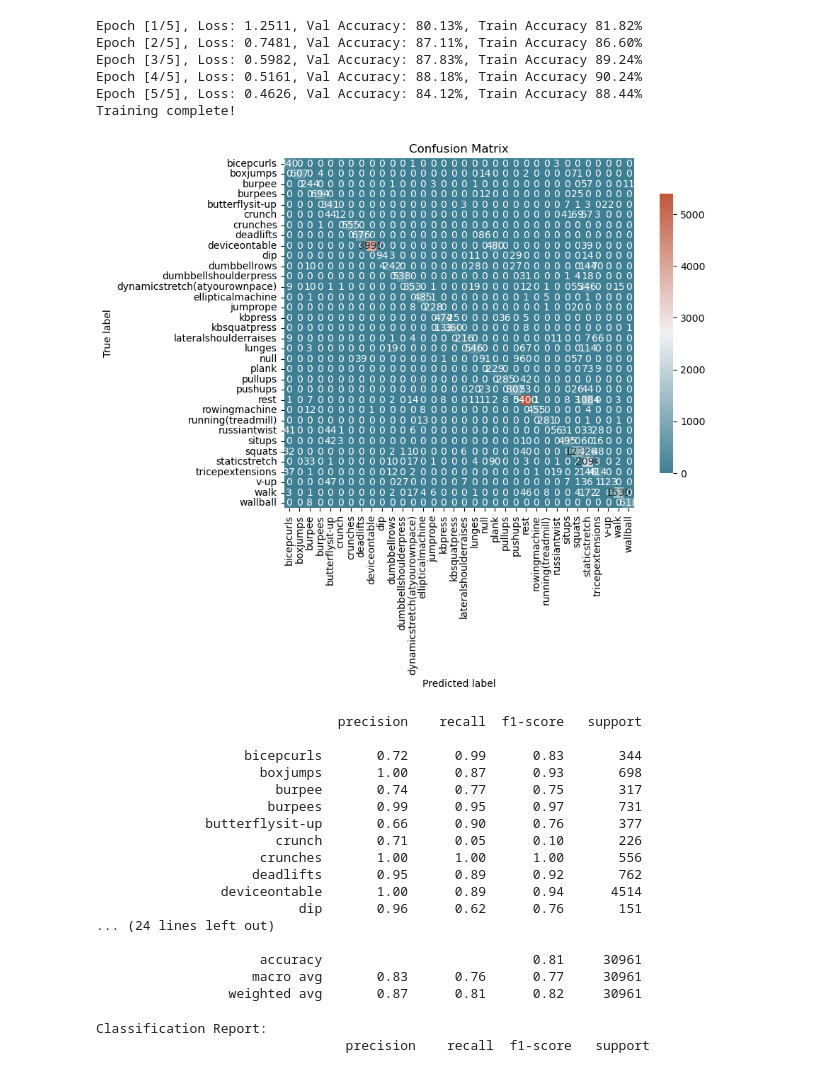
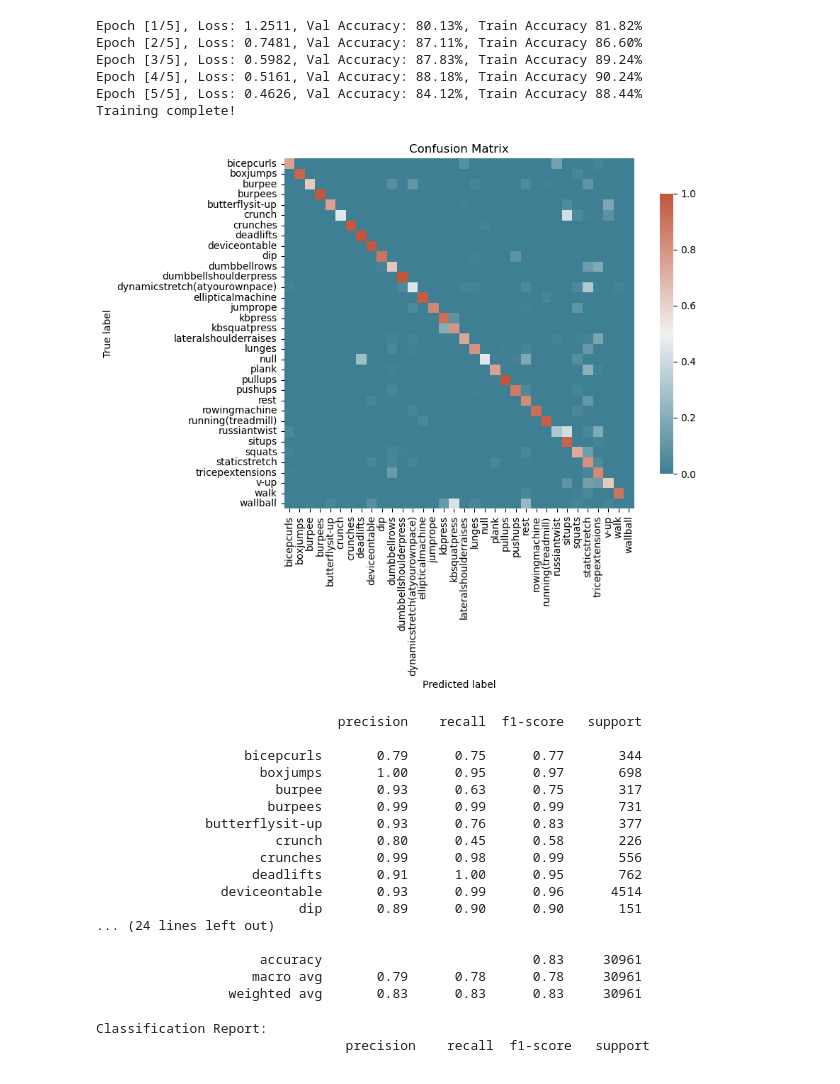
Before and after one commit to Djai284/smartwatch-activity-recognition, a Jupyter notebook: initial_model_run.ipynb, the cells around one changed output. Saved outputs shown, nothing was run; the diff lists cells and outputs as text; code cells hidden in the pictures.

Commit message:
updated model

```diff
--- a/initial_model_run.ipynb
+++ b/initial_model_run.ipynb
@@ -286,7 +286,7 @@ def predict(model, dataloader, device):
                 X_batch, y_batch = batch
             else:
                 X_batch = batch
-                y_batch = None  # For inference without labels
+                y_batch = None
 
             # Move input to device
             X_batch = X_batch.to(device)
@@ -301,7 +301,7 @@ def predict(model, dataloader, device):
 
             # Forward pass
             outputs = model(X_batch)
-            _, predicted = torch.max(outputs, 1)  # Get class with highest probability
+            _, predicted = torch.max(outputs, 1)
 
             # Store predictions
             all_preds.extend(predicted.cpu().numpy())
@@ -326,7 +326,7 @@ def plot_confusion_matrix(y_true, y_pred, class_names=None):
     Plot confusion matrix with matplotlib and seaborn.
     """
     # Compute confusion matrix
-    cm = confusion_matrix(y_true, y_pred)
+    cm = confusion_matrix(y_true, y_pred, normalize='true')
 
     # Set up the matplotlib figure
     plt.figure(figsize=(10, 8))
@@ -335,10 +335,11 @@ def plot_confusion_matrix(y_true, y_pred, class_names=None):
     cmap = sns.diverging_palette(220, 20, as_cmap=True)
 
     # Draw the heatmap with seaborn
-    sns.heatmap(cm, annot=True, fmt='d', cmap=cmap,
+    sns.heatmap(cm, cmap=cmap,
                 square=True, cbar_kws={"shrink": .8},
                 xticklabels=class_names,
                 yticklabels=class_names)
+    # , annot=True, fmt= f'{2:f}'
 
     # Set plot labels
     plt.ylabel('True label')
@@ -352,31 +353,35 @@ def plot_confusion_matrix(y_true, y_pred, class_names=None):
     if class_names is not None:
         print(classification_report(y_true, y_pred, target_names=class_names))
 # %%
+model = IMUCNN(num_classes=num_classes, window_length=window_length)
+model.load_state_dict(torch.load('models/best_model.pt', weights_only=True))
+model.to(device)
+
 # For evaluation with labels
 test_preds, test_labels = predict(model, test_loader, device)
 plot_confusion_matrix(test_labels, test_preds, class_names=list(label_encoder.classes_))
 
 # For inference without labels
 # inference_preds = predict(model, inference_dataloader, device)
 # %% [output]
-[figure, old version]
+[figure, new version]
                                precision    recall  f1-score   support
 
-                   bicepcurls       0.72      0.99      0.83       344
-                     boxjumps       1.00      0.87      0.93       698
-                       burpee       0.74      0.77      0.75       317
-                      burpees       0.99      0.95      0.97       731
-              butterflysit-up       0.66      0.90      0.76       377
-                       crunch       0.71      0.05      0.10       226
-                     crunches       1.00      1.00      1.00       556
-                    deadlifts       0.95      0.89      0.92       762
-                deviceontable       1.00      0.89      0.94      4514
-                          dip       0.96      0.62      0.76       151
+                   bicepcurls       0.79      0.75      0.77       344
+                     boxjumps       1.00      0.95      0.97       698
+                       burpee       0.93      0.63      0.75       317
+                      burpees       0.99      0.99      0.99       731
+              butterflysit-up       0.93      0.76      0.83       377
+                       crunch       0.80      0.45      0.58       226
+                     crunches       0.99      0.98      0.99       556
+                    deadlifts       0.91      1.00      0.95       762
+                deviceontable       0.93      0.99      0.96      4514
+                          dip       0.89      0.90      0.90       151
 ... (24 lines left out)
 
-                     accuracy                           0.81     30961
-                    macro avg       0.83      0.76      0.77     30961
-                 weighted avg       0.87      0.81      0.82     30961
+                     accuracy                           0.83     30961
+                    macro avg       0.79      0.78      0.78     30961
+                 weighted avg       0.83      0.83      0.83     30961
 # %%
 # Get predictions
 y_pred, y_true = predict(model, val_loader, device)
```
Also changed, not shown: parts of 1 cell of this notebook, 1 other file.
